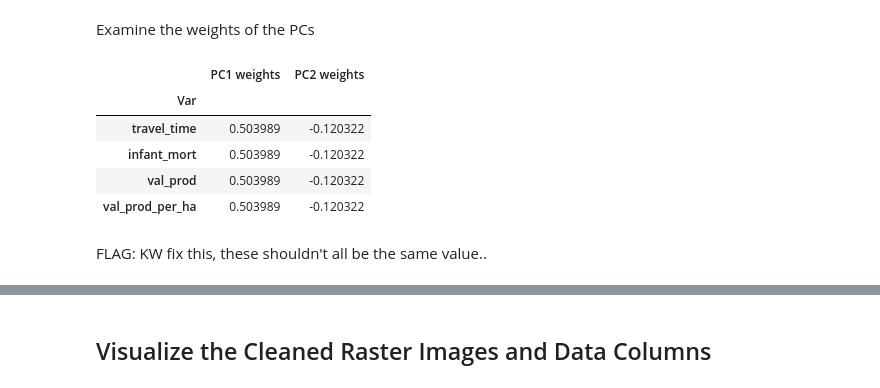
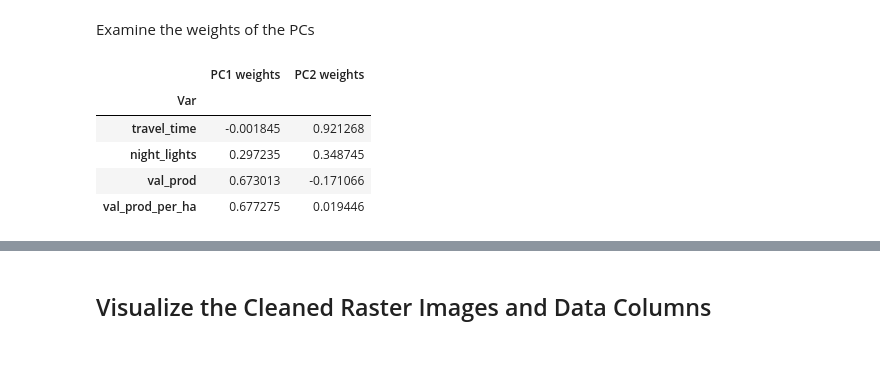
Before and after one commit to AaronScherf/Human_Mobility_Project, a Jupyter notebook: code/Vulnerability_PCA.ipynb, the cells around one changed output, grey strips where cells are left out. Cells and saved outputs as stored; diff of their text form; code cells hidden in the pictures; blank space fills up the shorter version.

```diff
--- a/code/Vulnerability_PCA.ipynb
+++ b/code/Vulnerability_PCA.ipynb
@@ -725,15 +745,17 @@ The difference in number of negative values is not just due to granularity/pixel
 # add column with cleaned dfs
 cleaned_dfs = list()
 
-# replace all negative values with NaN
+# replace all negative values with 0 and normalize values
 for name in pca_data_names:
     df = pca_data.loc[name,'df']
-    df = df.replace(codeval_df.loc[name,'min'], np.nan)
+    df[df < 0] = 0
+#    df = df.replace(codeval_df.loc[name,'min'], 0)
+#    df = df.apply(pd.to_numeric)
+    df = df.astype(pca_data.loc[name,'metadata']['dtype'])
+    df = (df - df.values.mean()) / df.values.std(ddof=1)
+    df = df.replace(np.nan, 0)
+    df = df.astype(pca_data.loc[name,'metadata']['dtype'])
     cleaned_dfs.append(df)
 
 # add to pca_data
 pca_data['cleaned_df'] = cleaned_dfs
-# %%
-# check that it worked
-name = 'travel_time'
-pca_data.loc[name,'cleaned_df'].loc[0:4,0:4]
@@ -755,0 +762,8 @@ pca_data.loc[name,'df'].loc[0:4,0:4]
+# %%
+# check that it worked
+codeval_df = pd.DataFrame()
+for name in pca_data_names:
+    codeval_df = pd.concat([codeval_df,
+                           explore_codevals(name, 'cleaned_df')],
+                          ignore_index=True)
+codeval_df = codeval_df.set_index('data')
@@ -767,7 +783,8 @@ for name in pca_data_names:
     out_meta.update({"driver": "GTiff",
                      "height": out_image.shape[1],
                      "width": out_image.shape[2],
-                     "transform": out_transform})
+                     "transform": out_transform,
+                     "dtype": pca_data.loc[name,'metadata']['dtype']})
 
     with rasterio.open(pca_data.loc[name,'aligned_path'][:-4]+'_proc.tif', 'w', **out_meta) as dst:
         dst.write(np.array(pca_data.loc[name,'cleaned_df']), 1)
@@ -1056,16 +1080,14 @@ Number of PCs   Variance captured
 Examine the weights of the PCs
 # %%
 weights = pd.DataFrame({'Var':all_pca_data.columns,
-                       'PC1 weights':np.array(vt[0,:])[0],
-                       'PC2 weights':np.array(vt[1,:])[0]
+                       'PC1 weights':np.array(vt[0,:]),
+                       'PC2 weights':np.array(vt[1,:])
                        }).set_index('Var')
 weights.sort_values('PC1 weights')
 # %% [output]
 |  | PC1 weights | PC2 weights |
 | Var |  |  |
-| travel_time | 0.503989 | -0.120322 |
-| infant_mort | 0.503989 | -0.120322 |
-| val_prod | 0.503989 | -0.120322 |
-| val_prod_per_ha | 0.503989 | -0.120322 |
+| travel_time | -0.001845 | 0.921268 |
+| night_lights | 0.297235 | 0.348745 |
+| val_prod | 0.673013 | -0.171066 |
+| val_prod_per_ha | 0.677275 | 0.019446 |
-# %% [markdown]
-FLAG: KW fix this, these shouldn't all be the same value..
```
Also changed, not shown: parts of 60 cells of this notebook.
